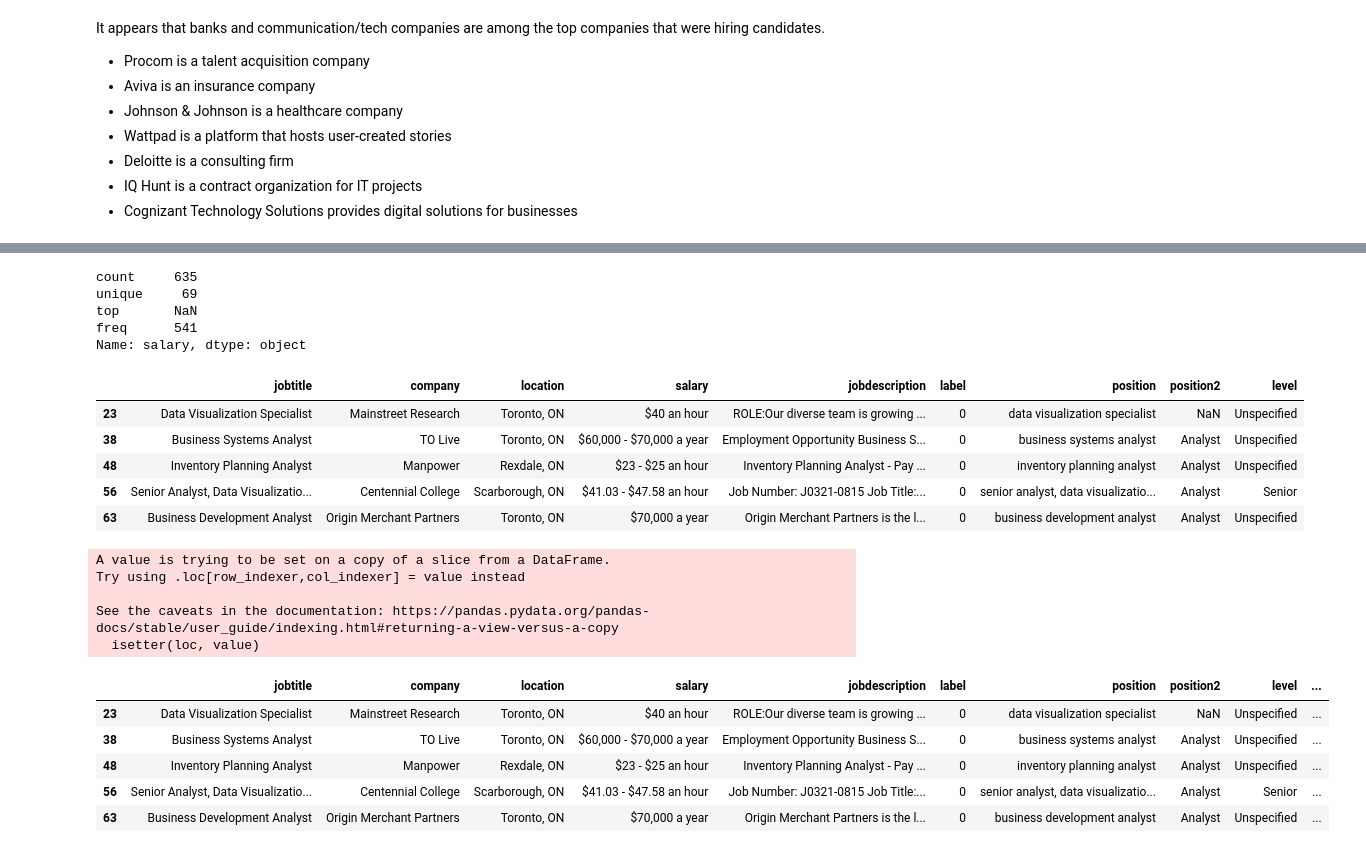
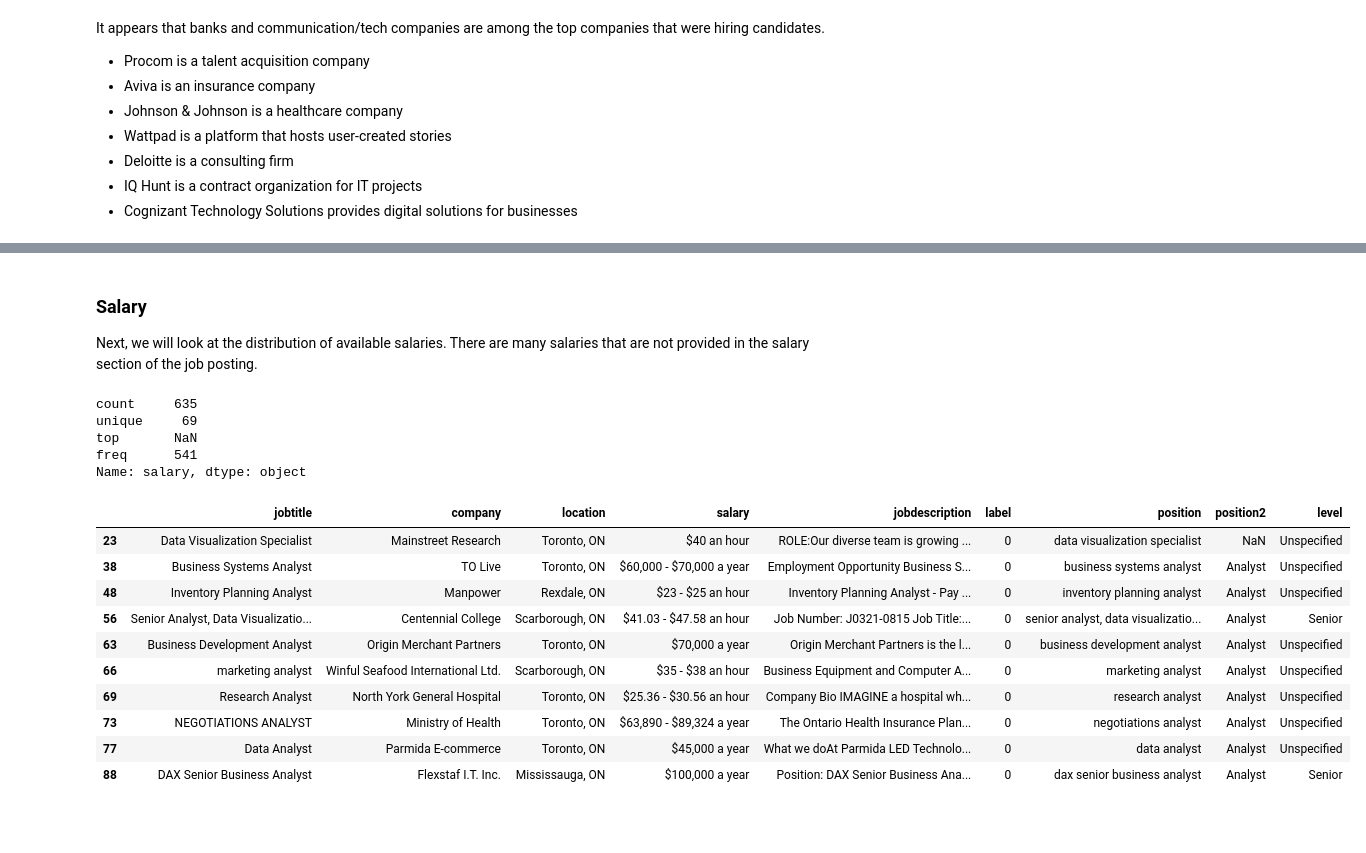
Before and after one commit to jma199/nlp-jobmarket, a Jupyter notebook: 2 main_jobdesc_eda_sql.ipynb, the cells around one changed output, grey strips where cells are left out. Drawn from its saved outputs; the diff is of its cells as text; code cells hidden in the pictures; blank space fills up the shorter version.

```diff
--- a/2 main_jobdesc_eda_sql.ipynb
+++ b/2 main_jobdesc_eda_sql.ipynb
@@ -306,3 +323,7 @@ It appears that banks and communication/tech companies are among the top compani
+# %% [markdown]
+<h3>Salary</h3>
+
+Next, we will look at the distribution of available salaries. There are many salaries that are not provided in the salary section of the job posting.
 # %%
 # Count the number of salaries available with .describe()
 data_df["salary"].describe()
@@ -315,30 +336,17 @@ Name: salary, dtype: object
 # %%
 # Many jobs do not provide a salary.
 
 salary_df = data_df.loc[(data_df.salary != "NaN") & (data_df.salary.str.contains('\d+'))]
-salary_df.head()
+salary_df.head(10)
 # %% [output]
 |  | jobtitle | company | location | salary | jobdescription | label | position | position2 | level |
 | 23 | Data Visualization Specialist | Mainstreet Research | Toronto, ON | $40 an hour | ROLE:Our diverse team is growing ... | 0 | data visualization specialist | NaN | Unspecified |
 | 38 | Business Systems Analyst | TO Live | Toronto, ON | $60,000 - $70,000 a year | Employment Opportunity Business S... | 0 | business systems analyst | Analyst | Unspecified |
 | 48 | Inventory Planning Analyst | Manpower | Rexdale, ON | $23 - $25 an hour | Inventory Planning Analyst - Pay ... | 0 | inventory planning analyst | Analyst | Unspecified |
 | 56 | Senior Analyst, Data Visualizatio... | Centennial College | Scarborough, ON | $41.03 - $47.58 an hour | Job Number: J0321-0815 Job Title:... | 0 | senior analyst, data visualizatio... | Analyst | Senior |
 | 63 | Business Development Analyst | Origin Merchant Partners | Toronto, ON | $70,000 a year | Origin Merchant Partners is the l... | 0 | business development analyst | Analyst | Unspecified |
+| 66 | marketing analyst | Winful Seafood International Ltd. | Scarborough, ON | $35 - $38 an hour | Business Equipment and Computer A... | 0 | marketing analyst | Analyst | Unspecified |
+| 69 | Research Analyst | North York General Hospital | Toronto, ON | $25.36 - $30.56 an hour | Company Bio IMAGINE a hospital wh... | 0 | research analyst | Analyst | Unspecified |
+| 73 | NEGOTIATIONS ANALYST | Ministry of Health | Toronto, ON | $63,890 - $89,324 a year | The Ontario Health Insurance Plan... | 0 | negotiations analyst | Analyst | Unspecified |
+| 77 | Data Analyst | Parmida E-commerce | Toronto, ON | $45,000 a year | What we doAt Parmida LED Technolo... | 0 | data analyst | Analyst | Unspecified |
+| 88 | DAX Senior Business Analyst | Flexstaf I.T. Inc. | Mississauga, ON | $100,000 a year | Position: DAX Senior Business Ana... | 0 | dax senior business analyst | Analyst | Senior |
-# %%
-# Is the salary provided by hour or per year?
-salary_df.loc[salary_df["salary"].str.contains("hour"), "salarybytime"] = "hour"
-salary_df.loc[salary_df["salary"].str.contains("year"), "salarybytime"] = "year"
-
-salary_df.head()
-# %% [output]
-A value is trying to be set on a copy of a slice from a DataFrame.
-Try using .loc[row_indexer,col_indexer] = value instead
-
-See the caveats in the documentation: https://pandas.pydata.org/pandas-docs/stable/user_guide/indexing.html#returning-a-view-versus-a-copy
-  isetter(loc, value)
-|  | jobtitle | company | location | salary | jobdescription | label | position | position2 | level | ... |
-| 23 | Data Visualization Specialist | Mainstreet Research | Toronto, ON | $40 an hour | ROLE:Our diverse team is growing ... | 0 | data visualization specialist | NaN | Unspecified | ... |
-| 38 | Business Systems Analyst | TO Live | Toronto, ON | $60,000 - $70,000 a year | Employment Opportunity Business S... | 0 | business systems analyst | Analyst | Unspecified | ... |
-| 48 | Inventory Planning Analyst | Manpower | Rexdale, ON | $23 - $25 an hour | Inventory Planning Analyst - Pay ... | 0 | inventory planning analyst | Analyst | Unspecified | ... |
-| 56 | Senior Analyst, Data Visualizatio... | Centennial College | Scarborough, ON | $41.03 - $47.58 an hour | Job Number: J0321-0815 Job Title:... | 0 | senior analyst, data visualizatio... | Analyst | Senior | ... |
-| 63 | Business Development Analyst | Origin Merchant Partners | Toronto, ON | $70,000 a year | Origin Merchant Partners is the l... | 0 | business development analyst | Analyst | Unspecified | ... |
```
Also changed, not shown: parts of 15 cells of this notebook.
